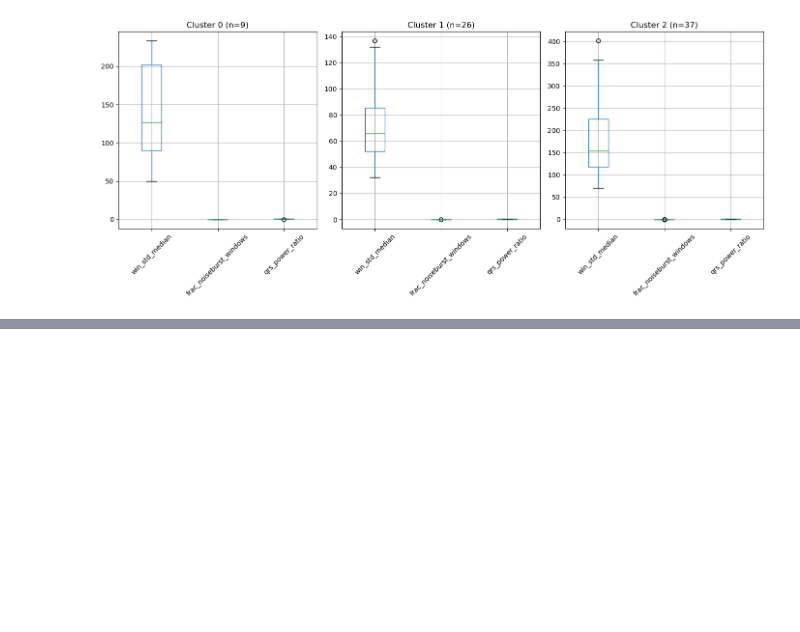
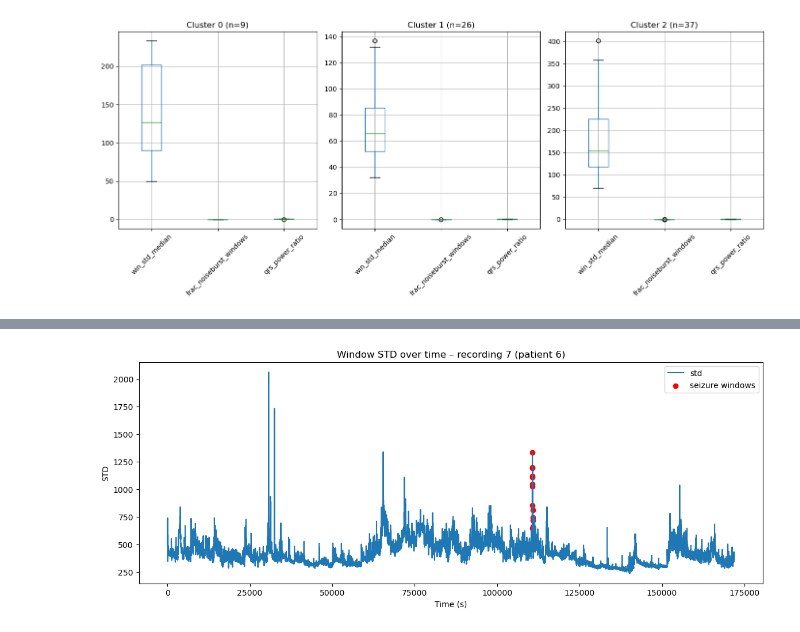
Before and after one commit to AU668208/Epilepsy_MasterThesis, a Jupyter notebook: Study2_1.ipynb, the cells around one changed output, grey strips where cells are left out. Saved outputs shown, nothing was run; the diff lists cells and outputs as text; code cells hidden in the pictures; blank space fills up the shorter version.

```diff
--- a/Study2_1.ipynb
+++ b/Study2_1.ipynb
@@ -508,0 +797,21 @@ plt.show()
+# %%
+example_patient = 6   # vælg selv
+rec_ids = df_win[df_win["patient_id"] == example_patient]["recording_uid"].unique()
+
+for rec in rec_ids[:1]:  # tag første recording for overblik
+    df_r = df_win[df_win["recording_uid"] == rec]
+
+    plt.figure(figsize=(14,5))
+    plt.plot(df_r["win_start_s"], df_r["std"], label="std")
+    plt.scatter(
+        df_r[df_r["context"]=="seizure"]["win_start_s"],
+        df_r[df_r["context"]=="seizure"]["std"],
+        color="red", label="seizure windows"
+    )
+    plt.title(f"Window STD over time – recording {rec} (patient {example_patient})")
+    plt.xlabel("Time (s)")
+    plt.ylabel("STD")
+    plt.legend()
+    plt.show()
+# %% [output]
+[figure, added]
```
Also changed, not shown: parts of 7 cells of this notebook, 1 other file.
